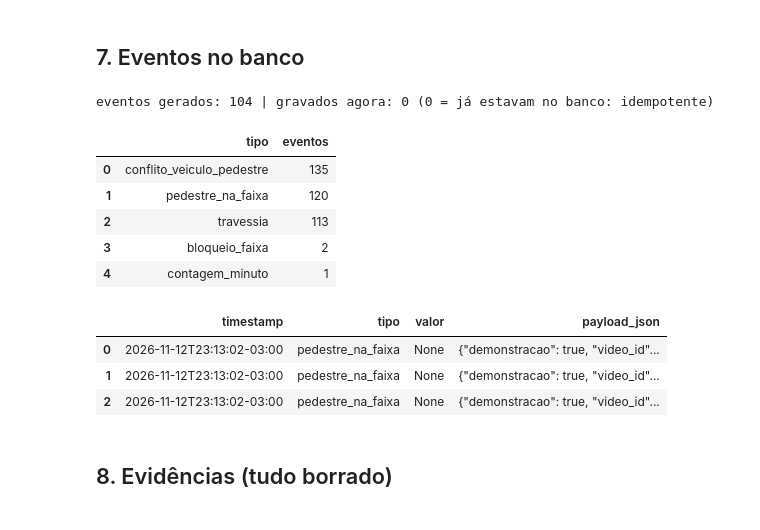
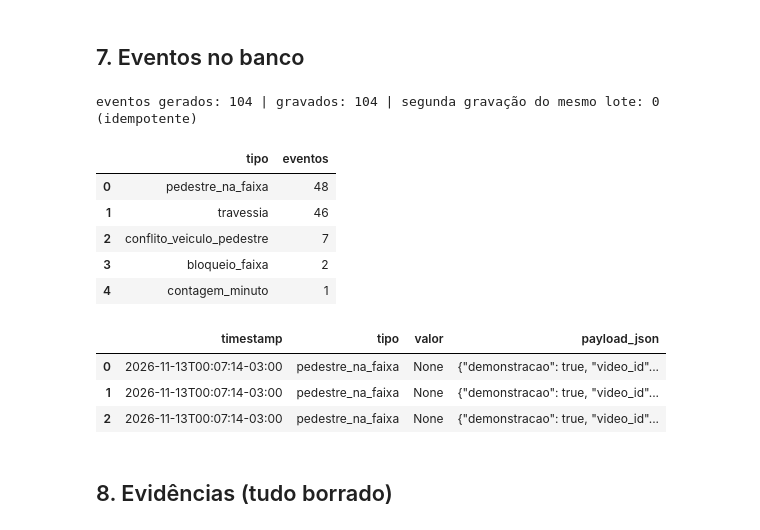
Before and after one commit to tamiresvferreira/betterway, a Jupyter notebook: 1TIAO/GLOBAL-SOLUTION-2/src/visao/07_visao_pedestres.ipynb, the cells around one changed output. Drawn from its saved outputs; the diff is of its cells as text; code cells hidden in the pictures.

```diff
--- a/1TIAO/GLOBAL-SOLUTION-2/src/visao/07_visao_pedestres.ipynb
+++ b/1TIAO/GLOBAL-SOLUTION-2/src/visao/07_visao_pedestres.ipynb
@@ -357,24 +396,26 @@ comp.round(2).pivot_table(index=["classe", "vocabulário"], columns="limiar", va
 # %%
 eventos = vs.eventos_de(vs.travessias(dets, faixa, FPS, PCD), conf_l, bloq_l, PCD, dets, faixa, FPS)
 con = sqlite3.connect(PROCESSED / "seguranca_viaria.db")
 vs.migrar(con)
-novos = vs.gravar_eventos(con, eventos, VIDEO_ID)
-print(f"eventos gerados: {len(eventos)} | gravados agora: {novos} (0 = já estavam no banco: idempotente)")
+# reprocessar substitui os eventos anteriores DESTE vídeo (execuções com parâmetros antigos não ficam no banco)
+novos = vs.substituir_eventos(con, eventos, VIDEO_ID)
+repetidos = vs.gravar_eventos(con, eventos, VIDEO_ID)   # gravar de novo o mesmo lote não duplica nada
+print(f"eventos gerados: {len(eventos)} | gravados: {novos} | segunda gravação do mesmo lote: {repetidos} (idempotente)")
 display(pd.read_sql_query("SELECT tipo, COUNT(*) AS eventos FROM eventos WHERE origem = 'yolo' GROUP BY tipo ORDER BY eventos DESC", con))
 display(pd.read_sql_query("SELECT timestamp, tipo, valor, payload_json FROM eventos WHERE origem = 'yolo' LIMIT 3", con))
 con.close()
 # %% [output]
-eventos gerados: 104 | gravados agora: 0 (0 = já estavam no banco: idempotente)
+eventos gerados: 104 | gravados: 104 | segunda gravação do mesmo lote: 0 (idempotente)
 |  | tipo | eventos |
-| 0 | conflito_veiculo_pedestre | 135 |
-| 1 | pedestre_na_faixa | 120 |
-| 2 | travessia | 113 |
+| 0 | pedestre_na_faixa | 48 |
+| 1 | travessia | 46 |
+| 2 | conflito_veiculo_pedestre | 7 |
 | 3 | bloqueio_faixa | 2 |
 | 4 | contagem_minuto | 1 |
 |  | timestamp | tipo | valor | payload_json |
-| 0 | 2026-11-12T23:13:02-03:00 | pedestre_na_faixa | None | {"demonstracao": true, "video_id"... |
-| 1 | 2026-11-12T23:13:02-03:00 | pedestre_na_faixa | None | {"demonstracao": true, "video_id"... |
-| 2 | 2026-11-12T23:13:02-03:00 | pedestre_na_faixa | None | {"demonstracao": true, "video_id"... |
+| 0 | 2026-11-13T00:07:14-03:00 | pedestre_na_faixa | None | {"demonstracao": true, "video_id"... |
+| 1 | 2026-11-13T00:07:14-03:00 | pedestre_na_faixa | None | {"demonstracao": true, "video_id"... |
+| 2 | 2026-11-13T00:07:14-03:00 | pedestre_na_faixa | None | {"demonstracao": true, "video_id"... |
 # %% [markdown]
 ## 8. Evidências (tudo borrado)
 # %%
```
Also changed, not shown: parts of 15 cells of this notebook.
